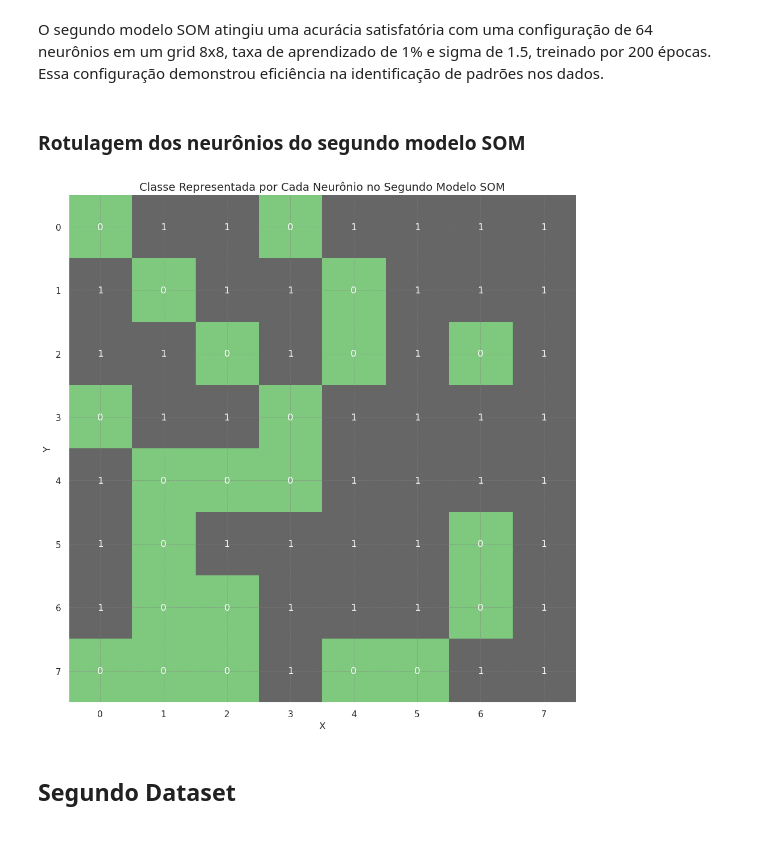
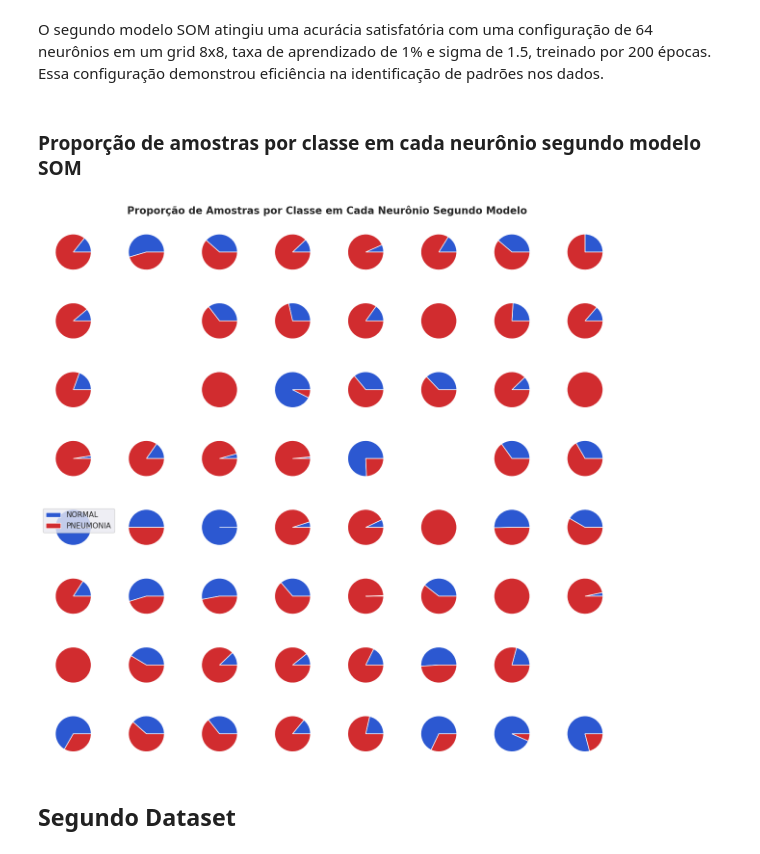
Before and after one commit to guipereira2/Projetos_RedesNeurais, a Jupyter notebook: Projeto 2 - Modelo não supervisionado/Projeto2.ipynb, the cells around one changed output. Cells and saved outputs as stored; diff of their text form; code cells hidden in the pictures.

```diff
--- a/Projeto 2 - Modelo não supervisionado/Projeto2.ipynb
+++ b/Projeto 2 - Modelo não supervisionado/Projeto2.ipynb
@@ -340,38 +332,25 @@ Acurácia: 0.72
 # %% [markdown]
 O segundo modelo SOM atingiu uma acurácia satisfatória com uma configuração de 64 neurônios em um grid 8x8, taxa de aprendizado de 1% e sigma de 1.5, treinado por 200 épocas. Essa configuração demonstrou eficiência na identificação de padrões nos dados.
-# %% [markdown]
-### Rotulagem dos neurônios do segundo modelo SOM
-# %%
-# Mapeamento dos rótulos (utilizando o labels_map do pacote MINISOM)
-mapa_de_rotulos_2 = segundo_modelo_som.labels_map(dados_treino, rotulos_treino)
-
-# Criar uma matriz 8x8 para armazenar as classes dominantes de cada neurônio
-classe_por_neuronio_2 = np.zeros((8, 8), dtype=int)  # Dimensão do SOM: 8x8
-
-# Iterar sobre os neurônios e identificar a classe dominante
-for (i, j), rotulos in mapa_de_rotulos_2.items():
-    # Encontrar a classe dominante para cada neurônio
-    classe_por_neuronio_2[i, j] = max(rotulos, key=rotulos.get)
-
-# Visualizar as classes no mapa SOM
-plt.figure(figsize=(10, 10))
-plt.imshow(classe_por_neuronio_2, cmap='Accent', origin='upper')
-
-# Adicionar os rótulos das classes no gráfico
-for i in range(8):  # Iterar sobre as linhas
-    for j in range(8):  # Iterar sobre as colunas
-        plt.text(j, i, str(classe_por_neuronio_2[i, j]),
-                 ha='center', va='center', color='white', fontsize=12)
-
-plt.title("Classe Representada por Cada Neurônio no Segundo Modelo SOM", fontsize=14)
-plt.xlabel("X")
-plt.ylabel("Y")
-plt.xticks(range(8))
-plt.yticks(range(8))
-plt.grid(color='gray', linestyle='--', linewidth=0.5, alpha=0.7)
-plt.tight_layout()
-# %% [output]
-[figure, removed]
+# %% [markdown]
+### Proporção de amostras por classe em cada neurônio segundo modelo SOM
+# %%
+# Obter o mapeamento de rótulos para os neurônios
+mapa_rotulos = segundo_modelo_som.labels_map(dados_treino, [nomes_rotulos[i] for i in rotulos_treino])
+
+plot = plt.figure(figsize=(12, 12))
+grid = gridspec.GridSpec(8, 8, plot)  # Grid para o SOM 8x8
+
+# Loop para plotar os gráficos
+for i in mapa_rotulos.keys():
+    j = [mapa_rotulos[i].get(k, 0) for k in nomes_rotulos.values()]
+    plt.subplot(grid[7 - i[1], i[0]], aspect=1)
+    plot, _ = plt.pie(j, colors=['#2c58d1', '#d12c2f'])
+
+plt.legend(plot, nomes_rotulos.values(), bbox_to_anchor=(1.5, 1), loc="upper right", ncol=1)
+plt.suptitle("Proporção de Amostras por Classe em Cada Neurônio Segundo Modelo", fontsize=15, fontweight='bold')
+plt.tight_layout()
+# %% [output]
+[figure, added]
 # %% [markdown]
 ## Segundo Dataset
 # %% [markdown]
```
Also changed, not shown: parts of 19 cells of this notebook.
